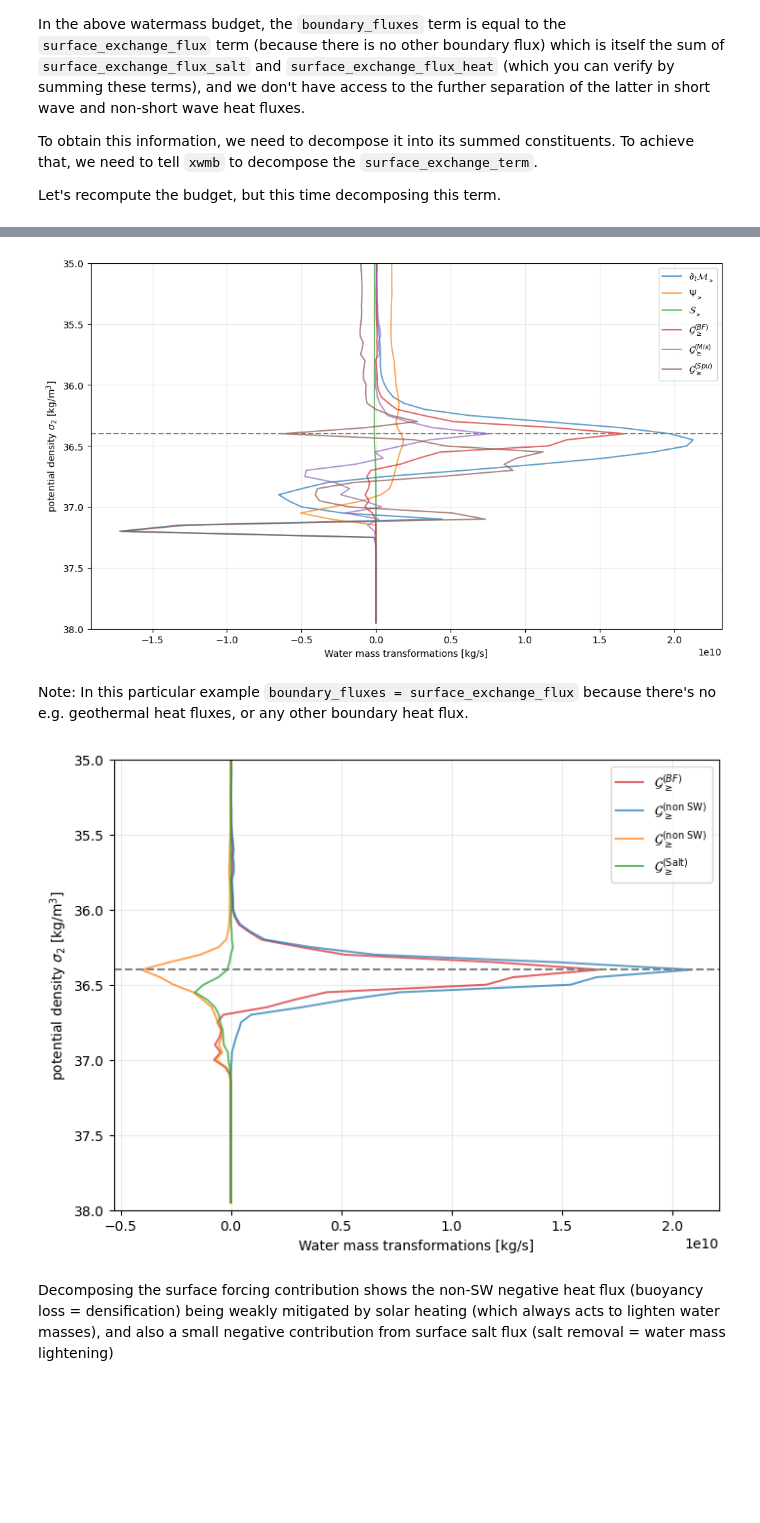
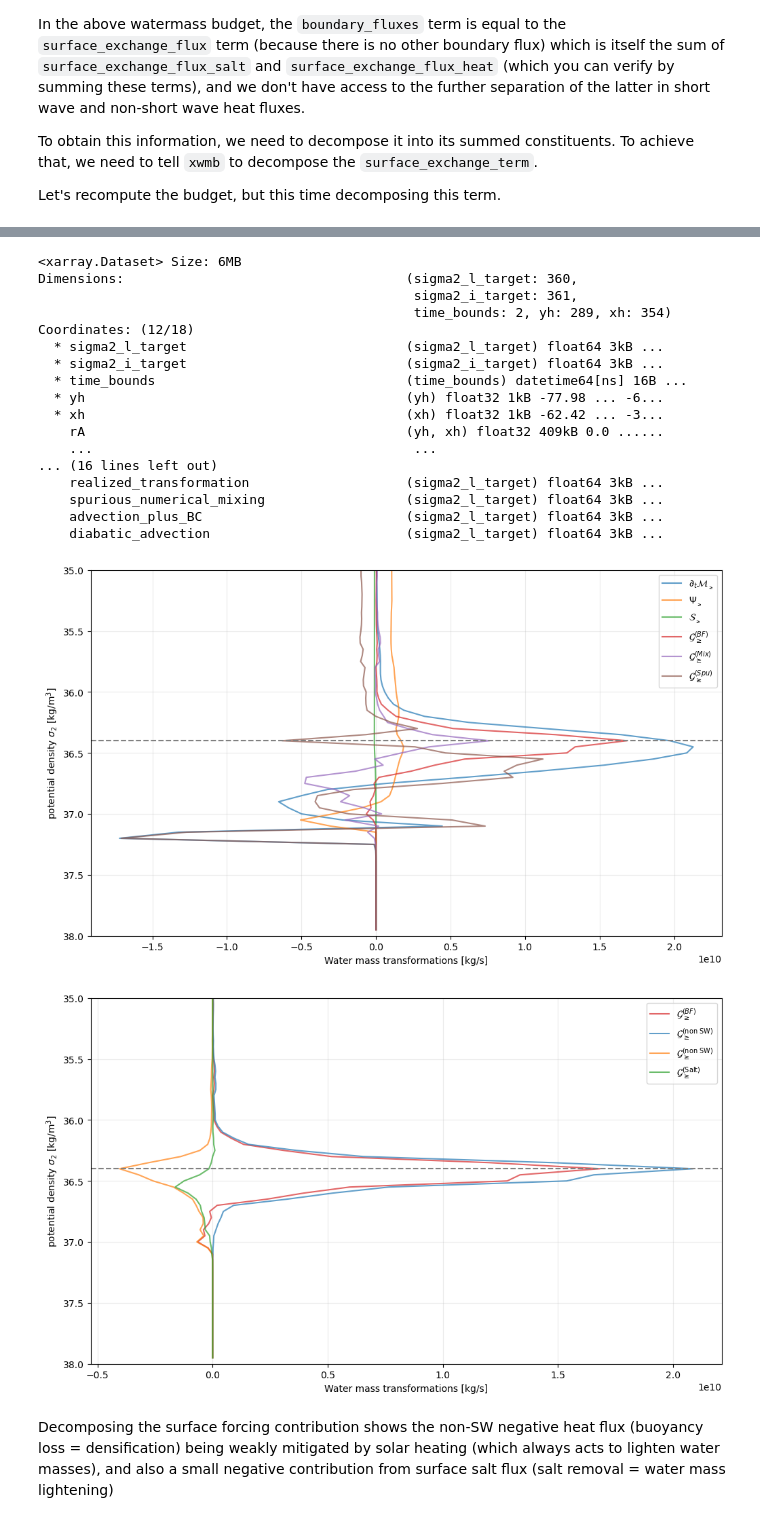
Before and after one commit to hdrake/xwmb_examples, a Jupyter notebook: examples/SOSE.ipynb, the cells around one changed output, grey strips where cells are left out. Saved outputs shown, nothing was run; the diff lists cells and outputs as text; code cells hidden in the pictures; blank space fills up the shorter version.

```diff
--- a/examples/SOSE.ipynb
+++ b/examples/SOSE.ipynb
@@ -301,13 +301,3 @@ with warnings.catch_warnings():
     wmb.mass_budget(lam, greater_than=True,bins=bins)
     wmt = wmb.wmt.squeeze()
     wmt.load()
-# %%
-"""
-Here we circumvent a minor bug in how xwmb interacts with the decompose functionality that should be fixed soon
-"""
-
-# recompute surface_exchange_flux from the different terms
-wmt["surface_exchange_flux"] = wmt.surface_exchange_flux_salt_flux + wmt.surface_exchange_flux_non_short_wave_heat + wmt.surface_exchange_flux_short_wave_heat
-
-# boundary_fluxes is equal to surface_exchange_flux because there's no other boundary flux (there could be e.g. geothermal)
-wmt["boundary_fluxes"] = wmt.surface_exchange_flux
@@ -334,3 +304,25 @@ Coordinates: (12/18)
+# %%
+# We can check that new terms have been computed
+
+wmt
+# %% [output]
+<xarray.Dataset> Size: 6MB
+Dimensions:                                    (sigma2_l_target: 360,
+                                                sigma2_i_target: 361,
+                                                time_bounds: 2, yh: 289, xh: 354)
+Coordinates: (12/18)
+  * sigma2_l_target                            (sigma2_l_target) float64 3kB ...
+  * sigma2_i_target                            (sigma2_i_target) float64 3kB ...
+  * time_bounds                                (time_bounds) datetime64[ns] 16B ...
+  * yh                                         (yh) float32 1kB -77.98 ... -6...
+  * xh                                         (xh) float32 1kB -62.42 ... -3...
+    rA                                         (yh, xh) float32 409kB 0.0 ......
+    ...                                         ...
+... (16 lines left out)
+    realized_transformation                    (sigma2_l_target) float64 3kB ...
+    spurious_numerical_mixing                  (sigma2_l_target) float64 3kB ...
+    advection_plus_BC                          (sigma2_l_target) float64 3kB ...
+    diabatic_advection                         (sigma2_l_target) float64 3kB ...
 # %%
 # We can check that the budget didn't change
 
@@ -352,30 +344,28 @@ plt.ylabel(r"potential density $\sigma_{2}$ [kg/m$^{3}$]");
 plt.xlabel("Water mass transformations [kg/s]")
 plt.ylim(38, 35);
 # %% [output]
-[figure, old version]
+[figure, new version]
-# %% [markdown]
-Note: In this particular example `boundary_fluxes = surface_exchange_flux` because there's no e.g. geothermal heat fluxes, or any other boundary heat flux.
 # %%
 # Let's look at the decomposition of the boundary fluxes:
 
-plt.figure(figsize=(8,6))
+plt.figure(figsize=(12,7))
 
 kwargs = {"alpha":0.7, "lw":1.5}
 
 plt.plot( wmt.boundary_fluxes, wmt.sigma2_l_target, color="tab:red", label=r"$\mathcal{G}^{(BF)}_{\geq}$",**kwargs)
 plt.plot( wmt.surface_exchange_flux_non_short_wave_heat, wmt.sigma2_l_target, label=r"$\mathcal{G}^{(\text{non SW})}_{\geq}$",**kwargs)
 plt.plot( wmt.surface_exchange_flux_short_wave_heat, wmt.sigma2_l_target, label=r"$\mathcal{G}^{(\text{non SW})}_{\geq}$",**kwargs)
 plt.plot( wmt.surface_exchange_flux_salt_flux, wmt.sigma2_l_target, label=r"$\mathcal{G}^{(\text{Salt})}_{\geq}$",**kwargs)
 
 plt.axhline(36.4, color="grey", linestyle="dashed")
 
 plt.legend(loc="upper right")
 plt.grid(True, alpha=0.25)
 plt.ylabel(r"potential density $\sigma_{2}$ [kg/m$^{3}$]");
 plt.xlabel("Water mass transformations [kg/s]")
 plt.ylim(38, 35);
 # %% [output]
-[figure, old version]
+[figure, new version]
 # %% [markdown]
 Decomposing the surface forcing contribution shows the non-SW negative heat flux (buoyancy loss = densification) being weakly mitigated by solar heating (which always acts to lighten water masses), and also a small negative contribution from surface salt flux (salt removal = water mass lightening)
 # %% [markdown]
```
Also changed, not shown: parts of 2 cells of this notebook, 1 other file.
